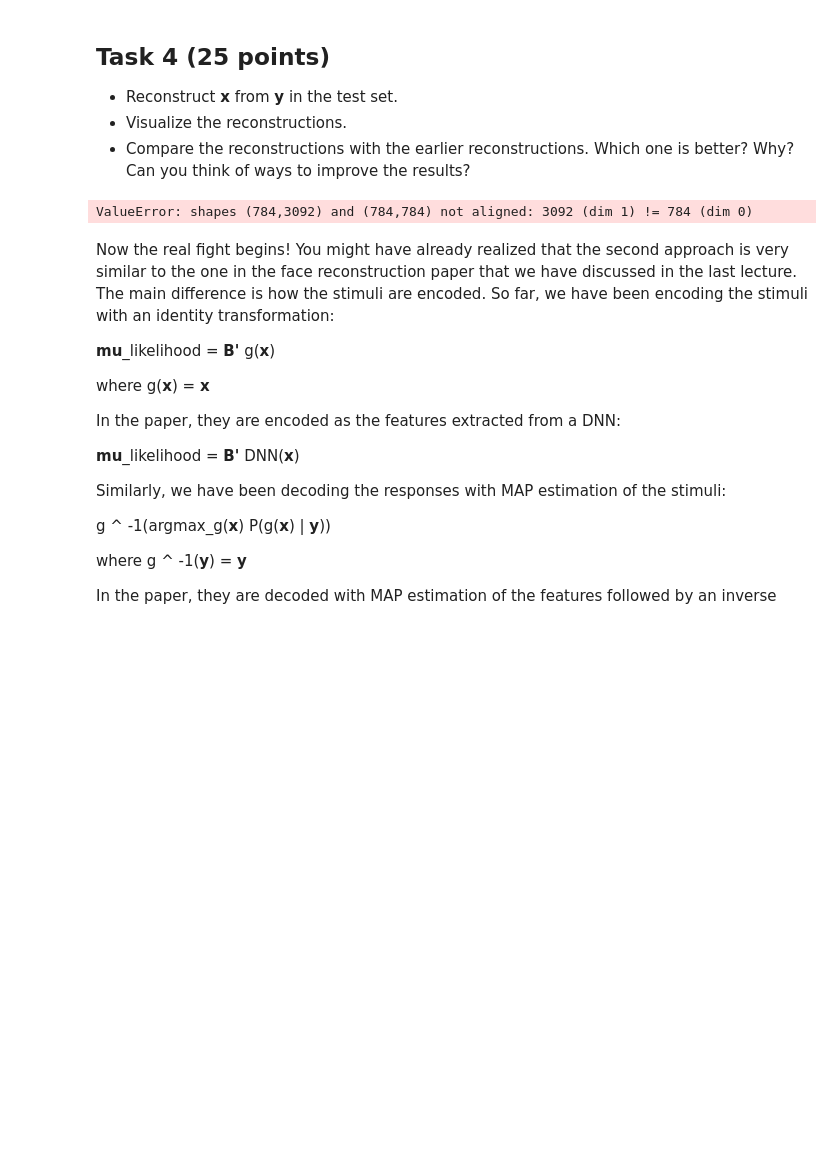
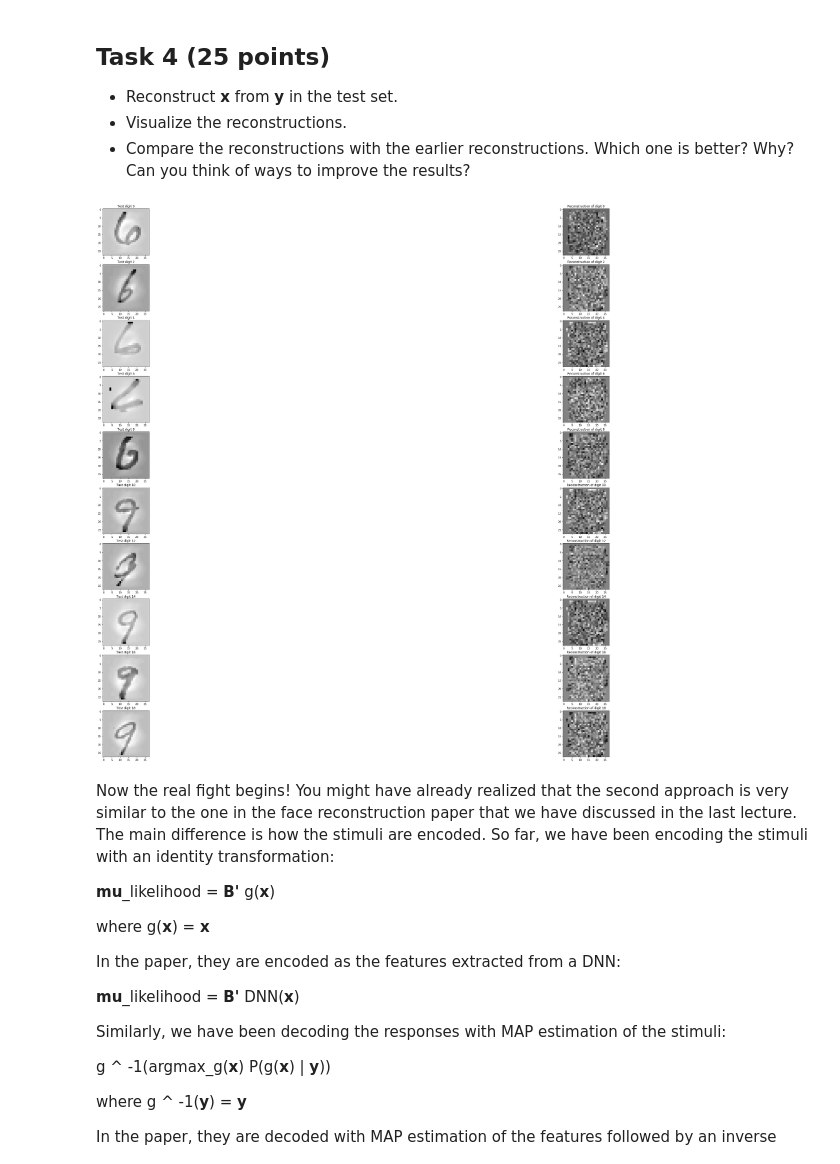
Before and after one commit to aumkar22/NIPS, a Jupyter notebook: Assignment 5/assignment_5.ipynb, the cells around one changed output. Cells and saved outputs as stored; diff of their text form; code cells hidden in the pictures; blank space fills up the shorter version.

```diff
--- a/Assignment 5/assignment_5.ipynb
+++ b/Assignment 5/assignment_5.ipynb
@@ -227,7 +227,7 @@ numPixels = X_training.shape[1]
 
 # Make identity matrix
 I =  np.identity(numPixels)
-Sigma_likelihood = 1e-3 * I
+Sigma_likelihood = 1e-3 * np.identity(Y.shape[1])
 
 # Compute B
 B = np.linalg.inv(X_training.T @ X_training + lambda_ * I) @ X_training.T @ Y_training
@@ -280,19 +277,25 @@ Now, we can plug any **y** in the above equation and reconstruct the most probab
 - Reconstruct **x** from **y** in the test set.
 - Visualize the reconstructions.
 - Compare the reconstructions with the earlier reconstructions. Which one is better? Why? Can you think of ways to improve the results?
-# %%
-###
-Sigma_prior_inverse = np.linalg.inv(Sigma_prior)
-Sigma_likelihood_inverse = np.linalg.inv(Sigma_likelihood)
-
-
-mu_posterior_first = np.linalg.inv(Sigma_prior_inverse + B @ Sigma_likelihood_inverse @ B.T)
-mu_posterior_second = B @ np.linalg.inv(Sigma_likelihood) @ Y_test[0:,]
-mu_posterior = mu_posterior_first @ mu_posterior_second
-
-### TODO FIX DIMENSION ISSUEs
-# %% [output]
-ValueError: shapes (784,3092) and (784,784) not aligned: 3092 (dim 1) != 784 (dim 0)
+# %%
+###
+Sigma_prior_inverse = np.linalg.inv(Sigma_prior)
+Sigma_likelihood_inverse = np.linalg.inv(Sigma_likelihood)
+
+fig, axs = plt.subplots(10,2, figsize = (60,40))
+axs = axs.ravel()
+for i in range(10):
+    axs[2*i].imshow(X_test[i*2,:].reshape(28,28).transpose(), cmap = cm.binary)
+    axs[2*i].set_title('Test digit ' + str(i*2))
+
+    mu_posterior_first = np.linalg.inv(Sigma_prior_inverse + B @ Sigma_likelihood_inverse @ B.T)
+    mu_posterior_second = B @ Sigma_likelihood_inverse @ Y_test[i*2,:]
+    mu_posterior = mu_posterior_first @ mu_posterior_second
+    axs[2*i+1].imshow(mu_posterior.reshape(28,28).transpose(), cmap = cm.binary)
+    axs[2*i+1].set_title('Reconstruction of digit ' + str(i*2))
+plt.show()
+# %% [output]
+[figure, added]
 # %% [markdown]
 Now the real fight begins! You might have already realized that the second approach is very similar to the one in the face reconstruction paper that we have discussed in the last lecture. The main difference is how the stimuli are encoded. So far, we have been encoding the stimuli with an identity transformation:
 
```
Also changed, not shown: parts of 1 cell of this notebook.
